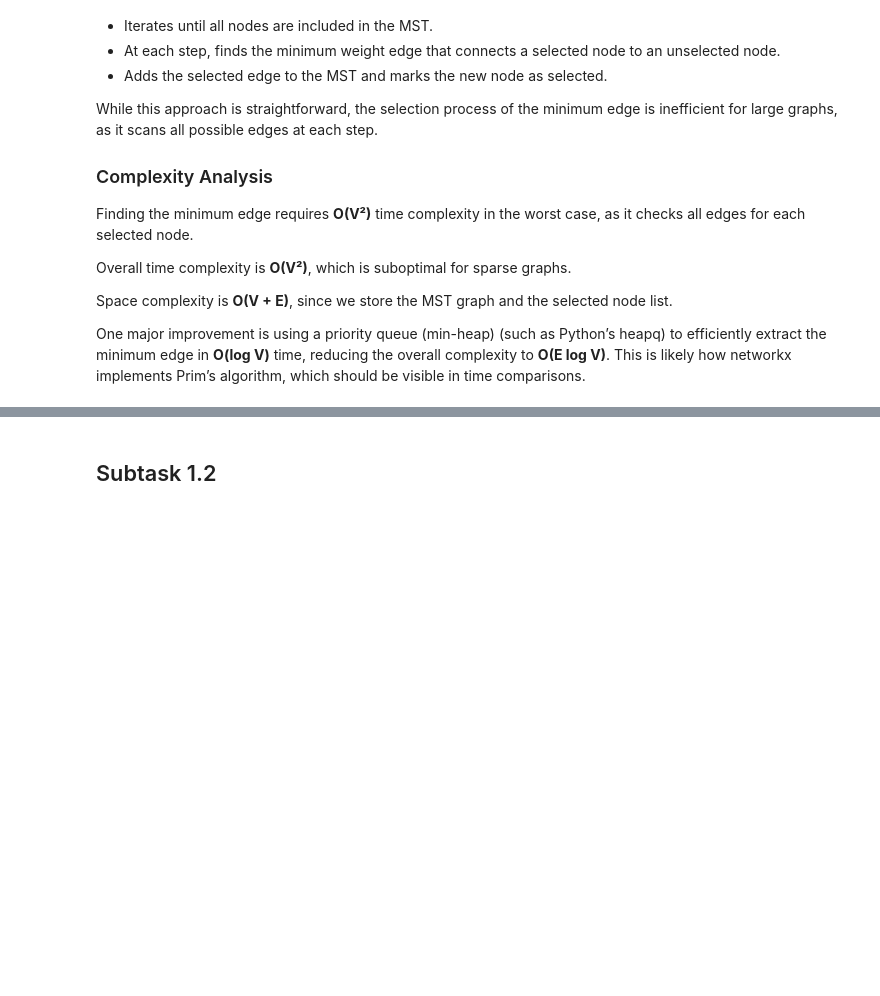
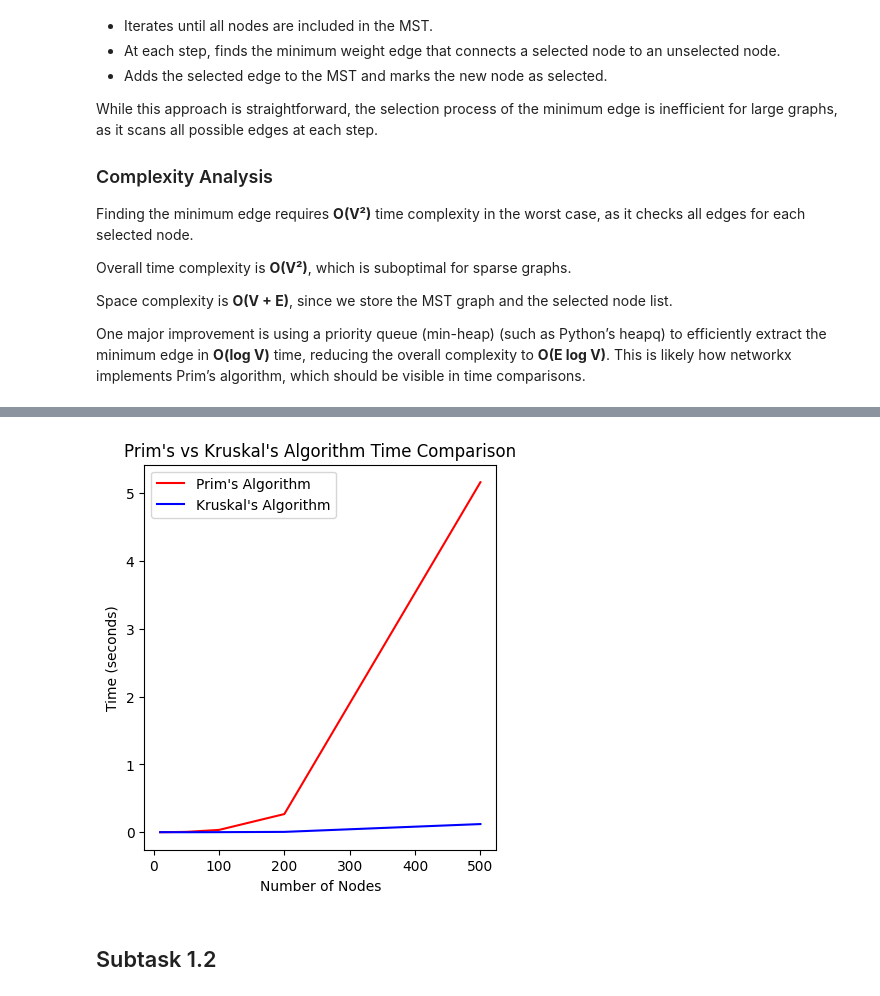
Before and after one commit to ArseniiStratiuk/Decision-Tree-Classifier-Lab, a Jupyter notebook: Lab1_trees.ipynb, the cells around one changed output, grey strips where cells are left out. Saved outputs shown, nothing was run; the diff lists cells and outputs as text; code cells hidden in the pictures; blank space fills up the shorter version.

Commit message:
algorithm comparison

```diff
--- a/Lab1_trees.ipynb
+++ b/Lab1_trees.ipynb
@@ -250,3 +300,41 @@ The weight of the MST is 4
+# %%
+def calculate_time(func: callable, num_of_nodes: int, completeness: float, directed: bool = False, draw: bool = False) -> float:
+    """
+    Function to calculate the time taken by the given function (MST algorithm).
+    :param callable func: function (either Prim's or Kruskal's algorithm)
+    :param int size: size of matrix
+    :return float: time of code running
+    """
+    graph = gnp_random_connected_graph(num_of_nodes, completeness, directed, draw)
+    start_time = time.time()
+    func(graph)
+    return time.time() - start_time
+# List of graph sizes for comparison
+sizes = [(10, 0.5, False), (50, 0.5, False), (100, 0.5, False), (200, 0.5, False), (500, 0.5, False)]
+prim_data = []
+kruskal_data = []
+
+for size in sizes:
+    prim_time = calculate_time(prims_mst, size[0], size[1], size[2])
+    prim_data.append(prim_time)
+
+    kruskal_time = calculate_time(kruskal, size[0], size[1], size[2])
+    kruskal_data.append(kruskal_time)
+
+# Plotting the results
+plt.figure(figsize=(10, 5))
+
+plt.subplot(1, 2, 1)
+plt.plot([size[0] for size in sizes], prim_data, label="Prim's Algorithm", color="red")
+plt.plot([size[0] for size in sizes], kruskal_data, label="Kruskal's Algorithm", color="blue")
+plt.title("Prim's vs Kruskal's Algorithm Time Comparison")
+plt.xlabel("Number of Nodes")
+plt.ylabel("Time (seconds)")
+plt.legend()
+
+plt.show()
+# %% [output]
+[figure, added]
 # %% [markdown]
 ## Subtask 1.2
 # %%
```
Also changed, not shown: parts of 33 cells of this notebook.
